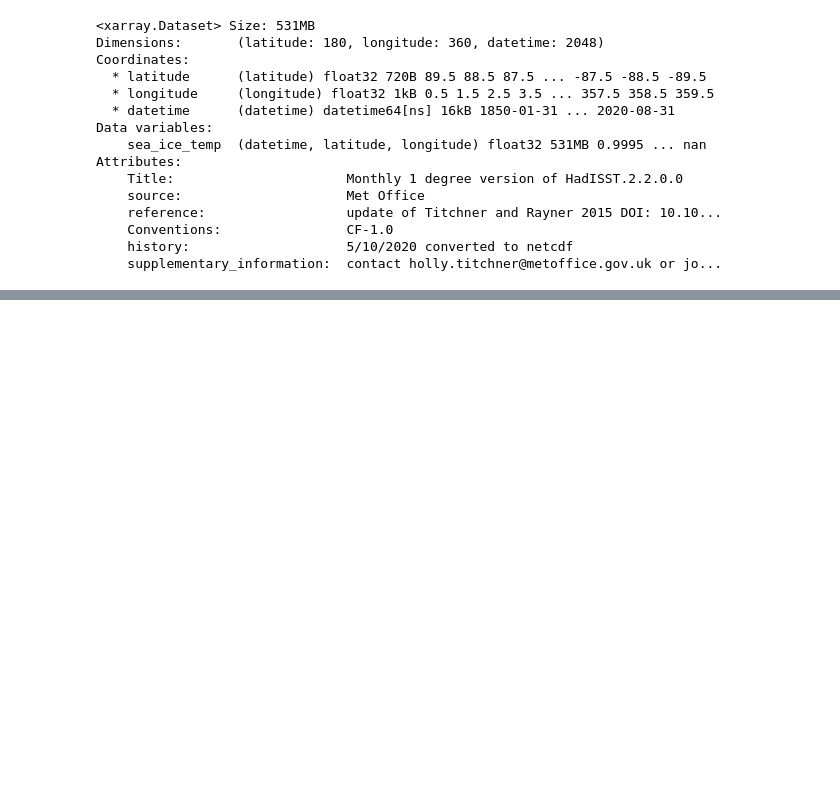
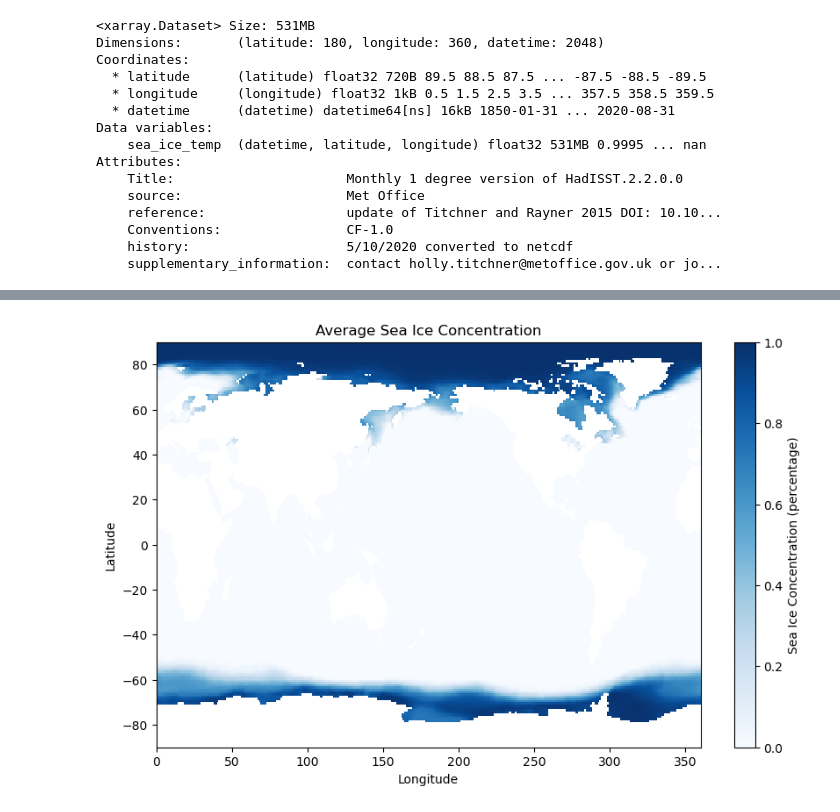
Before and after one commit to ana-e-uk/climate_data_integration, a Jupyter notebook: test.ipynb, the cells around one changed output, grey strips where cells are left out. Cells and saved outputs as stored; diff of their text form; code cells hidden in the pictures; blank space fills up the shorter version.

```diff
--- a/test.ipynb
+++ b/test.ipynb
@@ -452,0 +471,16 @@ Attributes:
+# %%
+def plot_heatmap(ds):
+    # Average the 'sea_level_temp' over the 'datetime' dimension
+    avg_sea_level_temp = ds['sea_ice_temp'].mean(dim='datetime')
+
+    avg_sea_level_temp.plot.pcolormesh(
+        cmap='Blues',  # Colormap
+        figsize=(10, 6),  # Figure size
+        cbar_kwargs={'label': 'Sea Ice Concentration (percentage)'},  # Colorbar label
+        vmin=0,
+        vmax=1
+    )
+    plt.title('Average Sea Ice Concentration')
+    plt.xlabel('Longitude')
+    plt.ylabel('Latitude')
+    plt.show()
@@ -452,0 +534,4 @@ Attributes:
+# %%
+plot_heatmap(ds_0)
+# %% [output]
+[figure, added]
```
Also changed, not shown: parts of 12 cells of this notebook.
